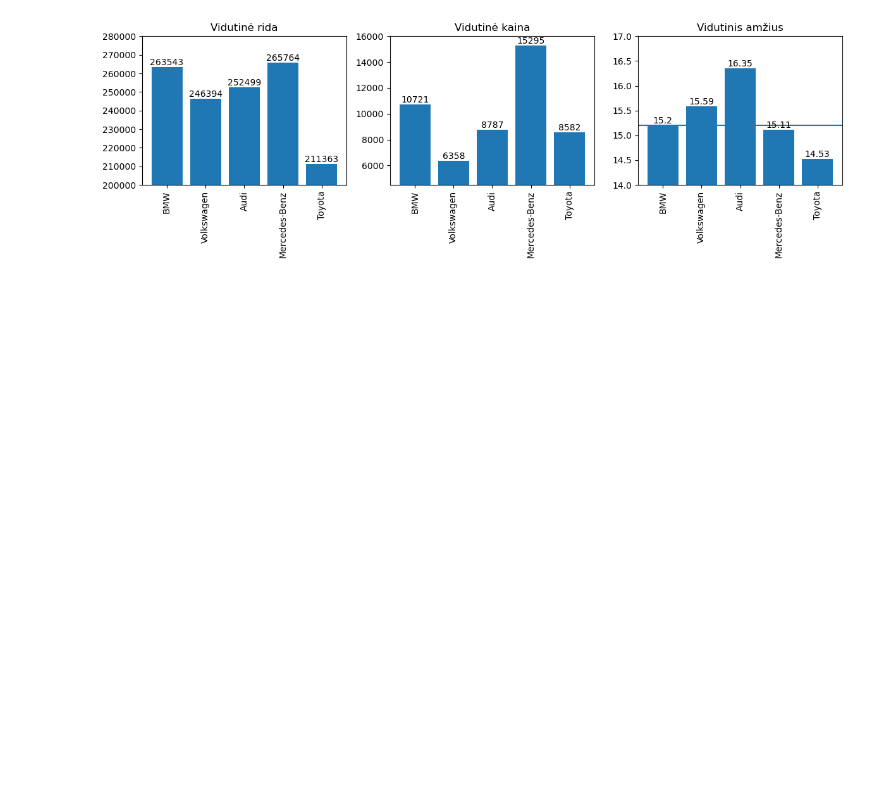
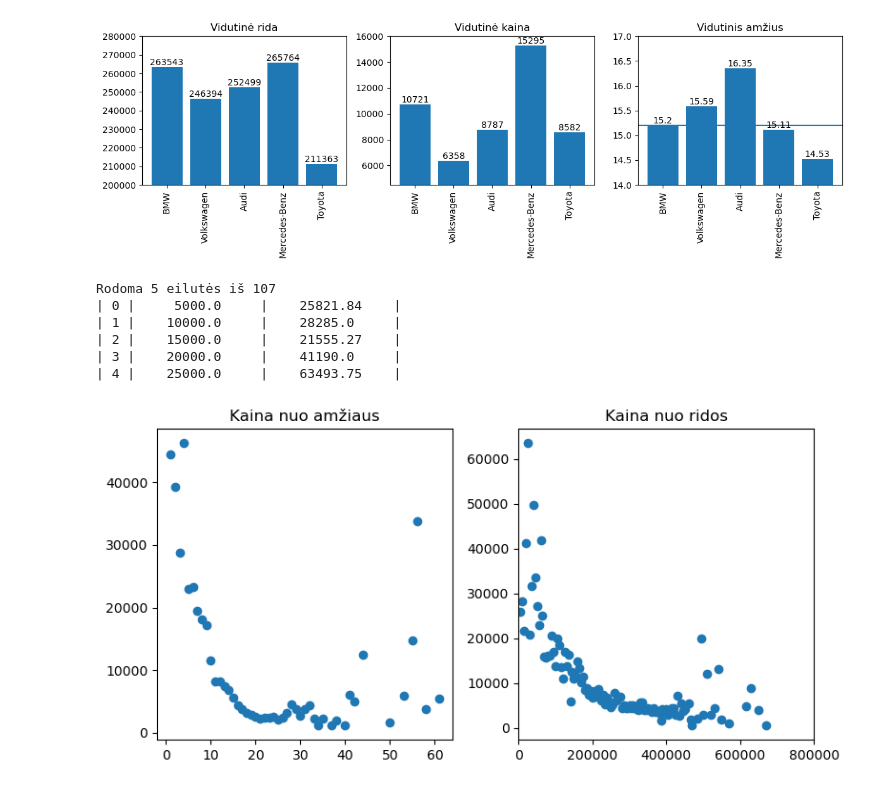
Before and after one commit to ISeeBugsEverywhere/DataScienceNotebooks, a Jupyter notebook: Notebooks/22paskaita.ipynb, the cells around one changed output. Cells and saved outputs as stored; diff of their text form; code cells hidden in the pictures; blank space fills up the shorter version.

```diff
--- a/Notebooks/22paskaita.ipynb
+++ b/Notebooks/22paskaita.ipynb
@@ -339,3 +339,59 @@ plt.show()
 # -- didesnę pusę: 500 km turi tapti 5000 km.
 # -- Ar didėjant ridai, automobilių kaina yra linkusi mažėti?
 # -- Pateikite vizualizaciją, atsakančią į pateiktą klausimą.
+# %%
+#sql užklausos vykdymas per mysql/mariadb kursorių
+sql="""select Rida, round(avg(Kaina), 2) as P
+from
+(select
+ceil(cast(replace(replace(rida, ' ', ''), 'km', '') as float) / 5000.0) * 5000.0
+as Rida,
+cast(replace(price, ' ', '') as float) as Kaina
+from autopliuslt
+where rida != 'Nenurodyta')
+as T
+group by Rida;"""
+C.execute(sql)
+ans = C.fetchall()
+R, P = list(map(list, zip(*ans)))
+#? = np.transpose(ans)
+pout(ans)
+# %% [output]
+Rodoma 5 eilutės iš 107
+| 0 |     5000.0     |    25821.84    |
+| 1 |    10000.0     |    28285.0     |
+| 2 |    15000.0     |    21555.27    |
+| 3 |    20000.0     |    41190.0     |
+| 4 |    25000.0     |    63493.75    |
+# %%
+#sql užklausos vykdymas per mysql/mariadb kursorių
+sql="""select Am, round(avg(K),2) as P
+from
+(select
+2024-cast(substring(pagaminimo_data, 1, 4) as float) as Am,
+cast(replace(price, ' ', '') as float) as K
+from
+autopliuslt) as T1
+group by Am
+order by Am asc;"""
+C.execute(sql)
+ans = C.fetchall()
+Amz, Pa = list(map(list, zip(*ans)))
+#? = np.transpose(ans)
+# %%
+fig, (ax1, ax2) = plt.subplots(1,2, figsize=(8,4), gridspec_kw={'width_ratios':[1,1]})
+#ax1:
+#plotting code:
+ax1.scatter(Amz, Pa)
+ax1.set_title('Kaina nuo amžiaus')
+#ax1.legend(loc=1)
+#ax2:
+#plotting code:
+ax2.scatter(R,P)
+ax2.set_xlim(0,0.8e6)
+ax2.set_title('Kaina nuo ridos')
+#ax2.legend(loc='best')
+fig.tight_layout()
+plt.show()
+# %% [output]
+[figure, added]
```
